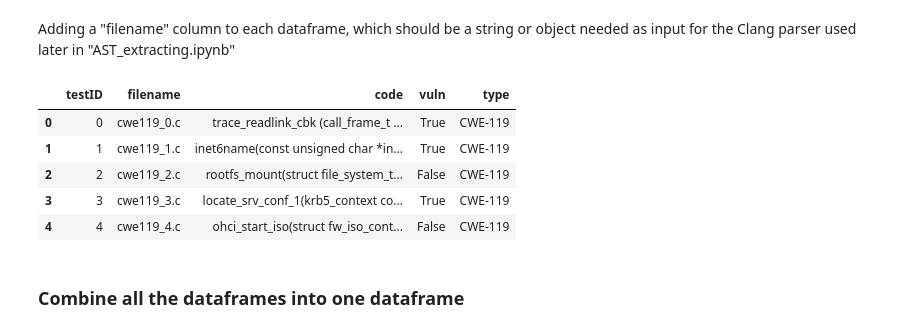
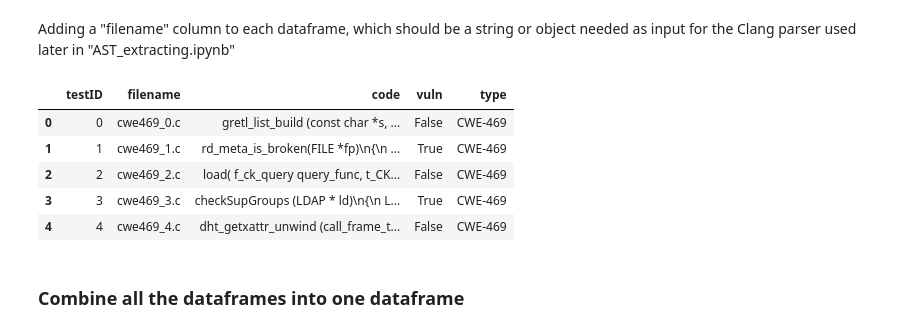
Before and after one commit to LunarArtemis/VulScanner, a Jupyter notebook: Data_Preprocess.ipynb, the cells around one changed output. Saved outputs shown, nothing was run; the diff lists cells and outputs as text; code cells hidden in the pictures.

```diff
--- a/Data_Preprocess.ipynb
+++ b/Data_Preprocess.ipynb
@@ -386,13 +385,13 @@ normalize_CWE_469 = add_filename_column(normalize_CWE_469, "cwe469")
 normalize_CWE_476 = add_filename_column(normalize_CWE_476, "cwe476")
 normalize_CWE_others = add_filename_column(normalize_CWE_others, "cweother")
 # %%
-normalize_CWE_119.head()
+normalize_CWE_469.head()
 # %% [output]
 |  | testID | filename | code | vuln | type |
-| 0 | 0 | cwe119_0.c | trace_readlink_cbk (call_frame_t ... | True | CWE-119 |
-| 1 | 1 | cwe119_1.c | inet6name(const unsigned char *in... | True | CWE-119 |
-| 2 | 2 | cwe119_2.c | rootfs_mount(struct file_system_t... | False | CWE-119 |
-| 3 | 3 | cwe119_3.c | locate_srv_conf_1(krb5_context co... | True | CWE-119 |
-| 4 | 4 | cwe119_4.c | ohci_start_iso(struct fw_iso_cont... | False | CWE-119 |
+| 0 | 0 | cwe469_0.c | gretl_list_build (const char *s, ... | False | CWE-469 |
+| 1 | 1 | cwe469_1.c | rd_meta_is_broken(FILE *fp)\n{\n ... | True | CWE-469 |
+| 2 | 2 | cwe469_2.c | load( f_ck_query query_func, t_CK... | False | CWE-469 |
+| 3 | 3 | cwe469_3.c | checkSupGroups (LDAP * ld)\n{\n L... | True | CWE-469 |
+| 4 | 4 | cwe469_4.c | dht_getxattr_unwind (call_frame_t... | False | CWE-469 |
 # %%
 # Saving the normalized dataframes to csv files
```
Also changed, not shown: parts of 4 cells of this notebook, 1 other file.
